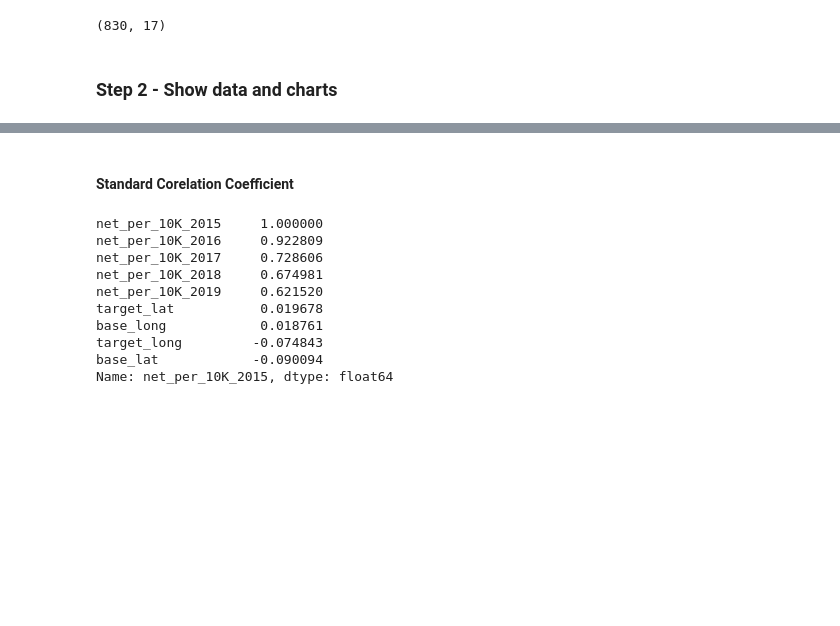
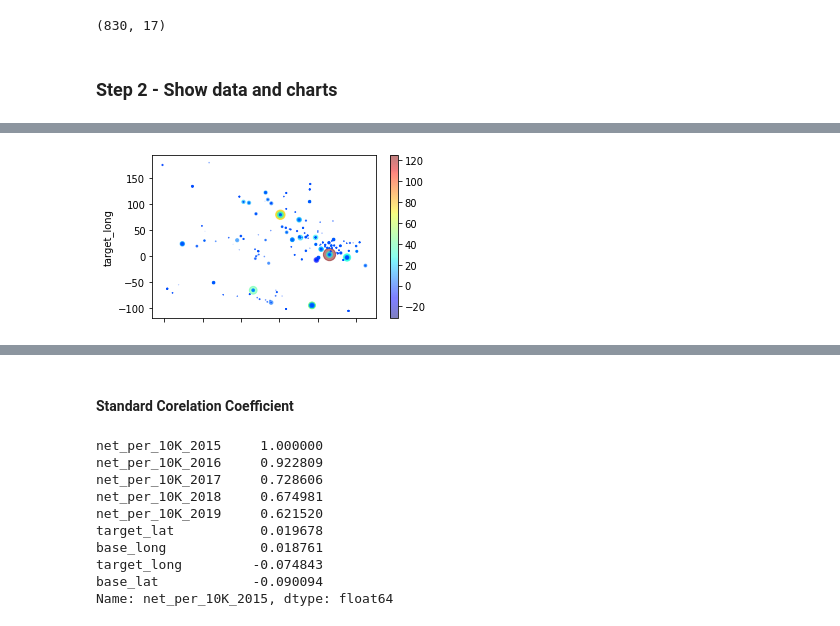
Before and after one commit to myp79/Data_Mining, a Jupyter notebook: main.ipynb, the cells around one changed output, grey strips where cells are left out. Saved outputs shown, nothing was run; the diff lists cells and outputs as text; code cells hidden in the pictures; blank space fills up the shorter version.

```diff
--- a/main.ipynb
+++ b/main.ipynb
@@ -61,9 +63,10 @@ test_set.shape
 ### Step 2 - Show data and charts
 # %%
 data=train_set.copy()
-# data.plot(kind='scatter',x='target_lat',y='target_long',
-#           s=data['net_per_10K_2015'],
-# c=data['net_per_10K_2018'],cmap=plt.get_cmap('jet'),
-# figsize=(10,7),alpha=0.5)
-data.head()
+data.plot(kind='scatter',x='target_lat',y='target_long',
+          s=data['net_per_10K_2015'],
+c=data['net_per_10K_2016'],cmap=plt.get_cmap('jet'),
+figsize=(5,3),alpha=0.5)
+plt.show()
+# data.head()
 # %% [output]
@@ -75,0 +73 @@ data.head()
+[figure, added]
```
Also changed, not shown: parts of 6 cells of this notebook.
